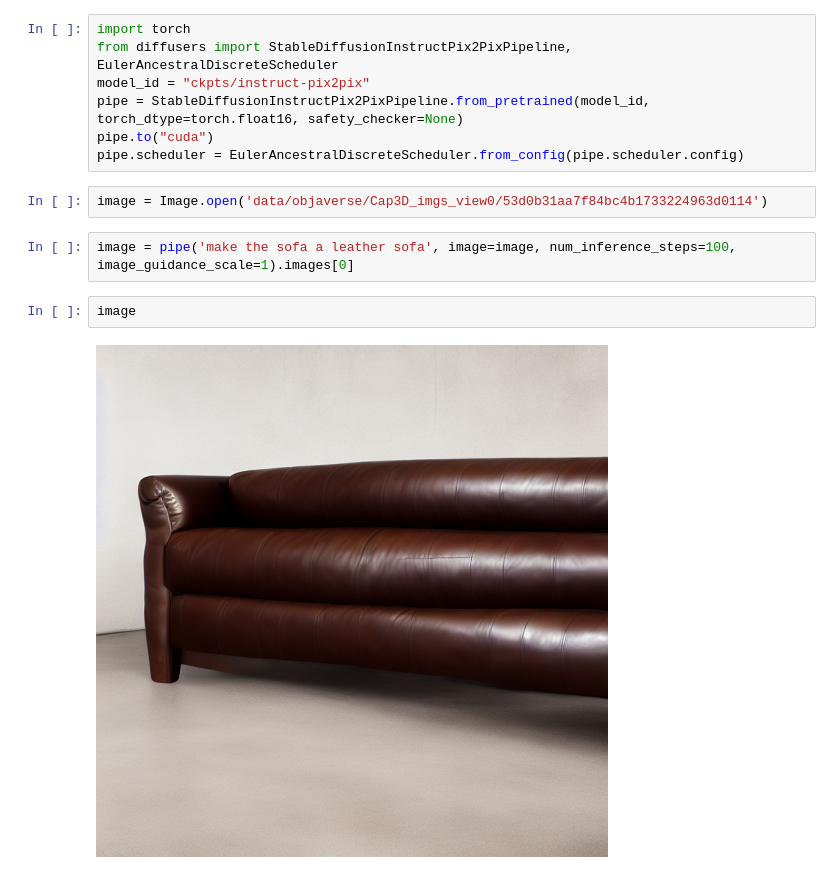
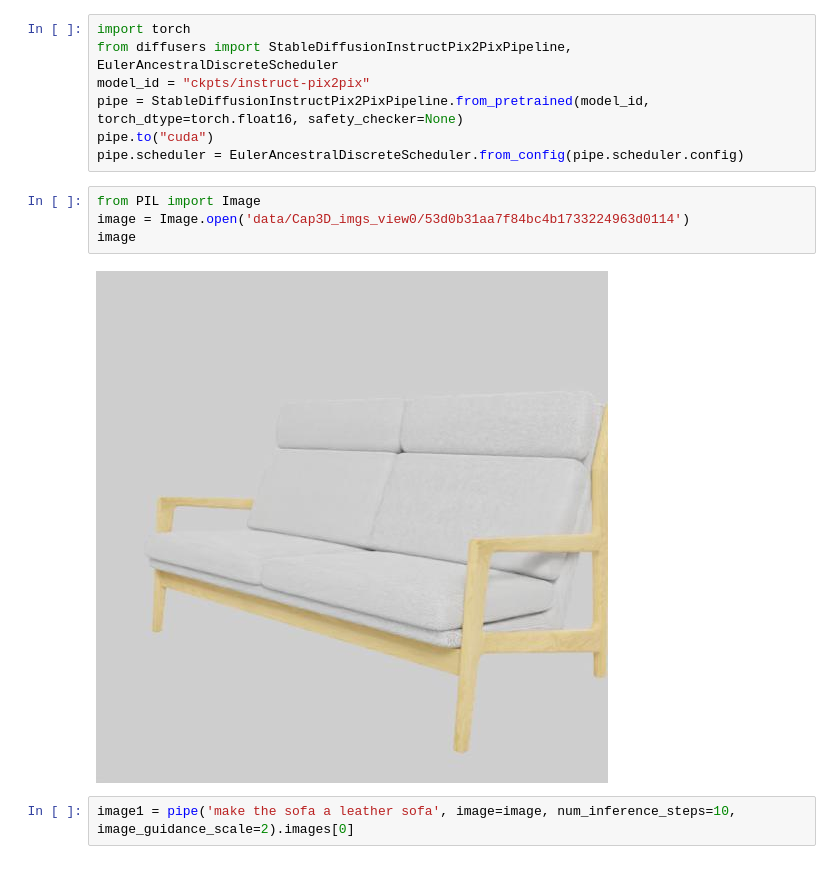
Before and after one commit to Youlixiya/instruct_tri2tri, a Jupyter notebook: test.ipynb, the cells around one changed output. Saved outputs shown, nothing was run; the diff lists cells and outputs as text.

```diff
--- a/test.ipynb
+++ b/test.ipynb
@@ -219,10 +219,10 @@ pipe = StableDiffusionInstructPix2PixPipeline.from_pretrained(model_id, torch_dt
 pipe.to("cuda")
 pipe.scheduler = EulerAncestralDiscreteScheduler.from_config(pipe.scheduler.config)
 # %%
-image = Image.open('data/objaverse/Cap3D_imgs_view0/53d0b31aa7f84bc4b1733224963d0114')
+from PIL import Image
+image = Image.open('data/Cap3D_imgs_view0/53d0b31aa7f84bc4b1733224963d0114')
+image
+# %% [output]
+[figure, added]
 # %%
-image = pipe('make the sofa a leather sofa', image=image, num_inference_steps=100, image_guidance_scale=1).images[0]
+image1 = pipe('make the sofa a leather sofa', image=image, num_inference_steps=10, image_guidance_scale=2).images[0]
-# %%
-image
-# %% [output]
-[figure, removed]
```
Also changed, not shown: parts of 7 cells of this notebook, 2 other files.
